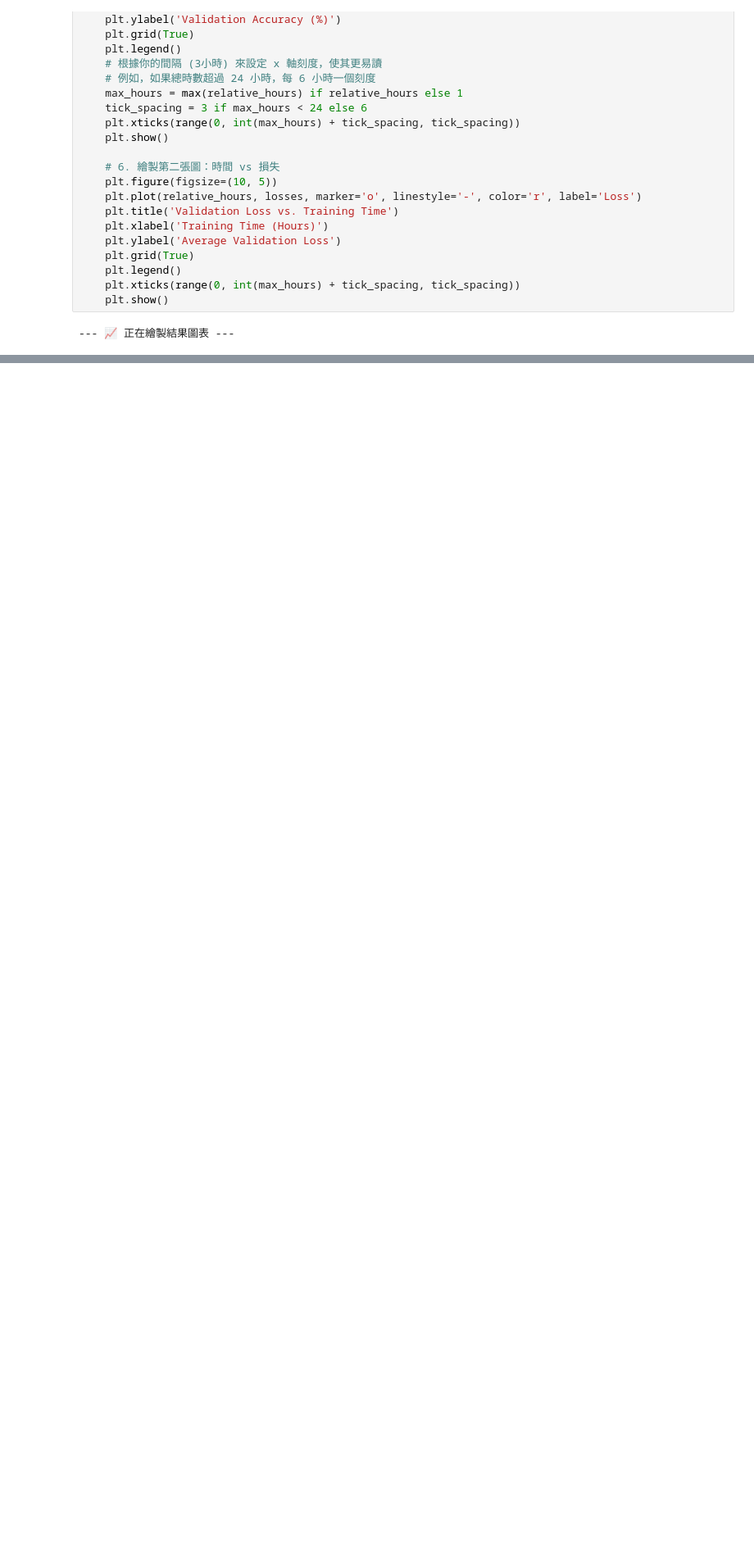
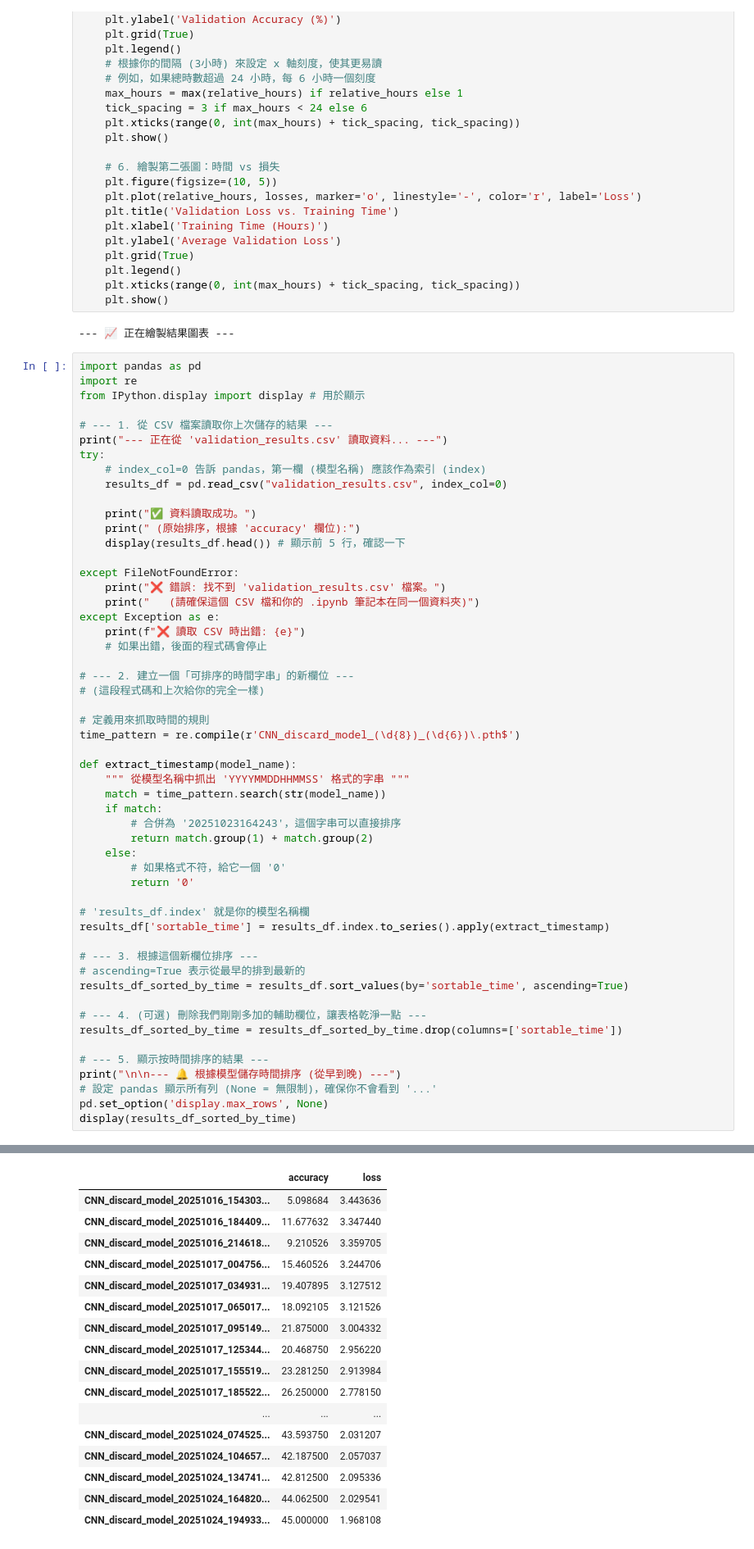
Before and after one commit to dkdoeoeo/senior-project, a Jupyter notebook: evaluate_code/evaluate_discard_15_512.ipynb, the cells around one changed output, grey strips where cells are left out. Shown at 82% size. Saved outputs shown, nothing was run; the diff lists cells and outputs as text; blank space fills up the shorter version.

```diff
--- a/evaluate_code/evaluate_discard_15_512.ipynb
+++ b/evaluate_code/evaluate_discard_15_512.ipynb
@@ -337,3 +373,57 @@ else:
     plt.show()
 # %% [output]
 --- 📈 正在繪製結果圖表 ---
+# %%
+import pandas as pd
+import re
+from IPython.display import display # 用於顯示
+
+# --- 1. 從 CSV 檔案讀取你上次儲存的結果 ---
+print("--- 正在從 'validation_results.csv' 讀取資料... ---")
+try:
+    # index_col=0 告訴 pandas，第一欄 (模型名稱) 應該作為索引 (index)
+    results_df = pd.read_csv("validation_results.csv", index_col=0)
+
+    print("✅ 資料讀取成功。")
+    print(" (原始排序，根據 'accuracy' 欄位):")
+    display(results_df.head()) # 顯示前 5 行，確認一下
+
+except FileNotFoundError:
+    print("❌ 錯誤: 找不到 'validation_results.csv' 檔案。")
+    print("   (請確保這個 CSV 檔和你的 .ipynb 筆記本在同一個資料夾)")
+except Exception as e:
+    print(f"❌ 讀取 CSV 時出錯: {e}")
+    # 如果出錯，後面的程式碼會停止
+
+# --- 2. 建立一個「可排序的時間字串」的新欄位 ---
+# (這段程式碼和上次給你的完全一樣)
+
+# 定義用來抓取時間的規則
+time_pattern = re.compile(r'CNN_discard_model_(\d{8})_(\d{6})\.pth$')
+
+def extract_timestamp(model_name):
+    """ 從模型名稱中抓出 'YYYYMMDDHHMMSS' 格式的字串 """
+    match = time_pattern.search(str(model_name))
+    if match:
+        # 合併為 '20251023164243'，這個字串可以直接排序
+        return match.group(1) + match.group(2)
+    else:
+        # 如果格式不符，給它一個 '0'
+        return '0'
+
+# 'results_df.index' 就是你的模型名稱欄
+results_df['sortable_time'] = results_df.index.to_series().apply(extract_timestamp)
+
+# --- 3. 根據這個新欄位排序 ---
+# ascending=True 表示從最早的排到最新的
+results_df_sorted_by_time = results_df.sort_values(by='sortable_time', ascending=True)
+
+# --- 4. (可選) 刪除我們剛剛多加的輔助欄位，讓表格乾淨一點 ---
+results_df_sorted_by_time = results_df_sorted_by_time.drop(columns=['sortable_time'])
+
+# --- 5. 顯示按時間排序的結果 ---
+print("\n\n--- 🔔 根據模型儲存時間排序 (從早到晚) ---")
+# 設定 pandas 顯示所有列 (None = 無限制)，確保你不會看到 '...'
+pd.set_option('display.max_rows', None)
+display(results_df_sorted_by_time)
+# %% [output]
@@ -339,0 +440,17 @@ else:
+|  | accuracy | loss |
+| CNN_discard_model_20251016_154303... | 5.098684 | 3.443636 |
+| CNN_discard_model_20251016_184409... | 11.677632 | 3.347440 |
+| CNN_discard_model_20251016_214618... | 9.210526 | 3.359705 |
+| CNN_discard_model_20251017_004756... | 15.460526 | 3.244706 |
+| CNN_discard_model_20251017_034931... | 19.407895 | 3.127512 |
+| CNN_discard_model_20251017_065017... | 18.092105 | 3.121526 |
+| CNN_discard_model_20251017_095149... | 21.875000 | 3.004332 |
+| CNN_discard_model_20251017_125344... | 20.468750 | 2.956220 |
+| CNN_discard_model_20251017_155519... | 23.281250 | 2.913984 |
+| CNN_discard_model_20251017_185522... | 26.250000 | 2.778150 |
+| ... | ... | ... |
+| CNN_discard_model_20251024_074525... | 43.593750 | 2.031207 |
+| CNN_discard_model_20251024_104657... | 42.187500 | 2.057037 |
+| CNN_discard_model_20251024_134741... | 42.812500 | 2.095336 |
+| CNN_discard_model_20251024_164820... | 44.062500 | 2.029541 |
+| CNN_discard_model_20251024_194933... | 45.000000 | 1.968108 |
```
Also changed, not shown: parts of 3 cells of this notebook, 10 other files.
